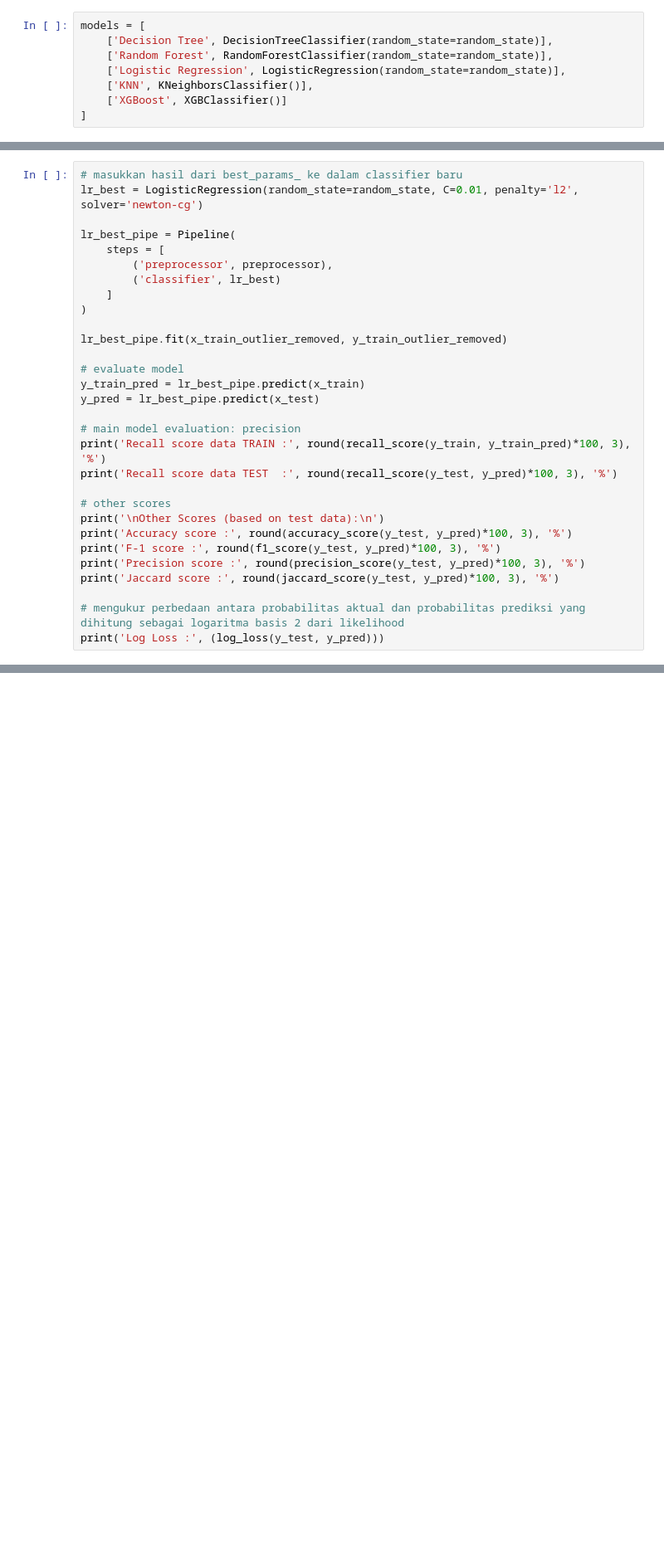
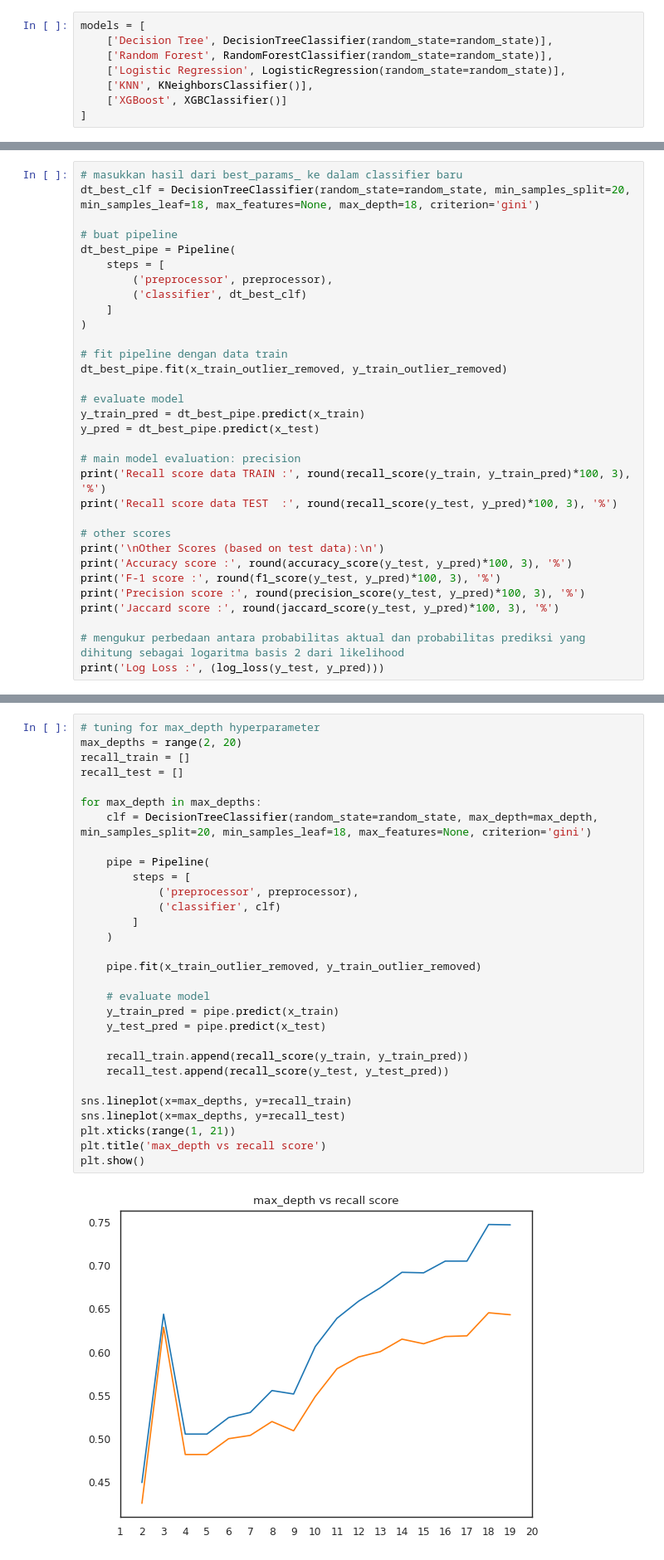
Before and after one commit to uniainiyah/ecommerce-ds, a Jupyter notebook: Final_Project_DS_Rakamin_Batch_31_Kelompok_4_(Cobra).ipynb, the cells around one changed output, grey strips where cells are left out. Shown at 83% size. Drawn from its saved outputs; the diff is of its cells as text; blank space fills up the shorter version.

```diff
--- a/Final_Project_DS_Rakamin_Batch_31_Kelompok_4_(Cobra).ipynb
+++ b/Final_Project_DS_Rakamin_Batch_31_Kelompok_4_(Cobra).ipynb
@@ -1307,19 +1301,21 @@ Best hyperparameters using bayesian search : {'classifier__C': 0.01, 'classifier
 # %%
 # masukkan hasil dari best_params_ ke dalam classifier baru
-lr_best = LogisticRegression(random_state=random_state, C=0.01, penalty='l2', solver='newton-cg')
+dt_best_clf = DecisionTreeClassifier(random_state=random_state, min_samples_split=20, min_samples_leaf=18, max_features=None, max_depth=18, criterion='gini')
 
-lr_best_pipe = Pipeline(
+# buat pipeline
+dt_best_pipe = Pipeline(
     steps = [
         ('preprocessor', preprocessor),
-        ('classifier', lr_best)
+        ('classifier', dt_best_clf)
     ]
 )
 
-lr_best_pipe.fit(x_train_outlier_removed, y_train_outlier_removed)
+# fit pipeline dengan data train
+dt_best_pipe.fit(x_train_outlier_removed, y_train_outlier_removed)
 
 # evaluate model
-y_train_pred = lr_best_pipe.predict(x_train)
-y_pred = lr_best_pipe.predict(x_test)
+y_train_pred = dt_best_pipe.predict(x_train)
+y_pred = dt_best_pipe.predict(x_test)
 
 # main model evaluation: precision
 print('Recall score data TRAIN :', round(recall_score(y_train, y_train_pred)*100, 3), '%')
@@ -1383,0 +1356,32 @@ Best hyperparameters using randomized search: {'classifier__max_features': None,
+# %%
+# tuning for max_depth hyperparameter
+max_depths = range(2, 20)
+recall_train = []
+recall_test = []
+
+for max_depth in max_depths:
+    clf = DecisionTreeClassifier(random_state=random_state, max_depth=max_depth, min_samples_split=20, min_samples_leaf=18, max_features=None, criterion='gini')
+
+    pipe = Pipeline(
+        steps = [
+            ('preprocessor', preprocessor),
+            ('classifier', clf)
+        ]
+    )
+
+    pipe.fit(x_train_outlier_removed, y_train_outlier_removed)
+
+    # evaluate model
+    y_train_pred = pipe.predict(x_train)
+    y_test_pred = pipe.predict(x_test)
+
+    recall_train.append(recall_score(y_train, y_train_pred))
+    recall_test.append(recall_score(y_test, y_test_pred))
+
+sns.lineplot(x=max_depths, y=recall_train)
+sns.lineplot(x=max_depths, y=recall_test)
+plt.xticks(range(1, 21))
+plt.title('max_depth vs recall score')
+plt.show()
+# %% [output]
+[figure, added]
```
Also changed, not shown: parts of 32 cells of this notebook.
